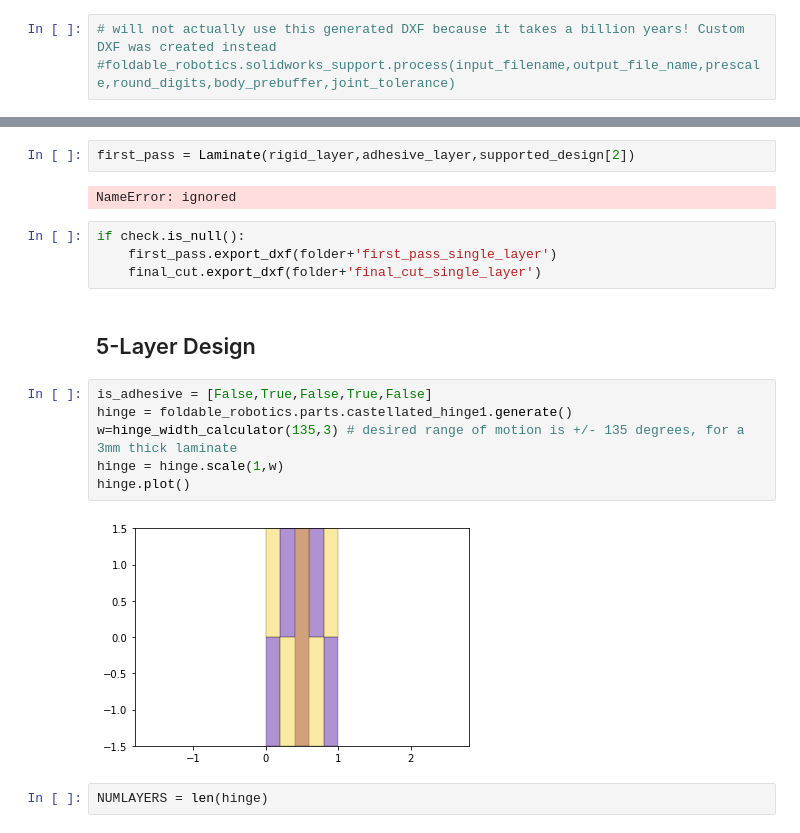
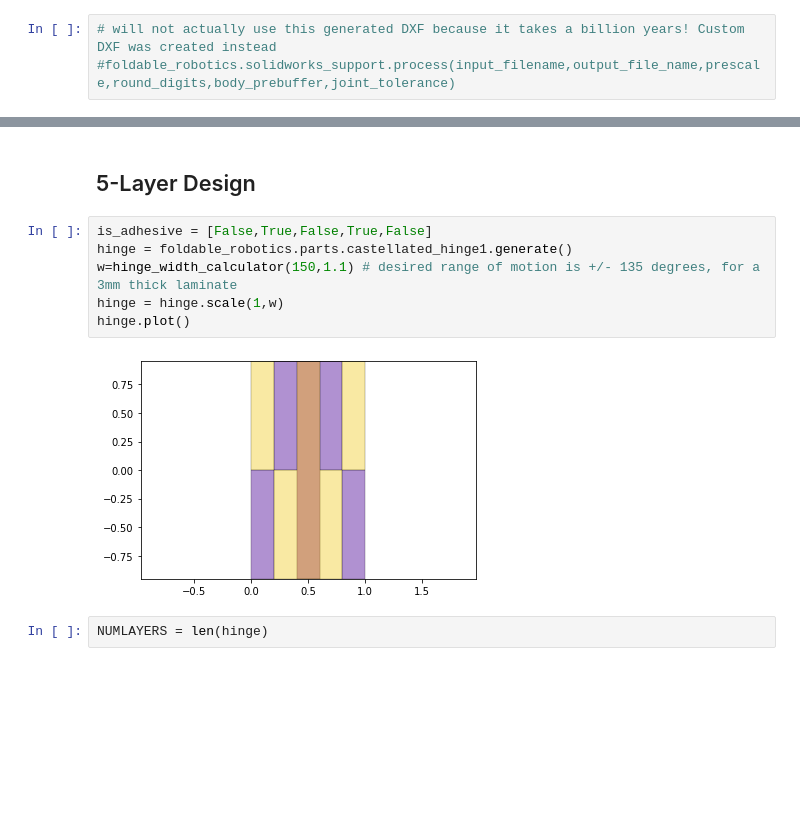
Before and after one commit to matt-nolan11/EGR557-Spring-2022.github.io, a Jupyter notebook: Finalized_D_M_Workflow.ipynb, the cells around one changed output, grey strips where cells are left out. Saved outputs shown, nothing was run; the diff lists cells and outputs as text; blank space fills up the shorter version.

```diff
--- a/Finalized_D_M_Workflow.ipynb
+++ b/Finalized_D_M_Workflow.ipynb
@@ -413,21 +257,13 @@ IndexError: ignored
-# %%
-first_pass = Laminate(rigid_layer,adhesive_layer,supported_design[2])
-# %% [output]
-NameError: ignored
-# %%
-if check.is_null():
-    first_pass.export_dxf(folder+'first_pass_single_layer')
-    final_cut.export_dxf(folder+'final_cut_single_layer')
 # %% [markdown]
 ## 5-Layer Design
 # %%
 is_adhesive = [False,True,False,True,False]
 hinge = foldable_robotics.parts.castellated_hinge1.generate()
-w=hinge_width_calculator(135,3) # desired range of motion is +/- 135 degrees, for a 3mm thick laminate
+w=hinge_width_calculator(150,1.1) # desired range of motion is +/- 135 degrees, for a 3mm thick laminate
 hinge = hinge.scale(1,w)
 hinge.plot()
 # %% [output]
-[figure, old version]
+[figure, new version]
 # %%
 NUMLAYERS = len(hinge)
 # %%
```
Also changed, not shown: parts of 33 cells of this notebook.
